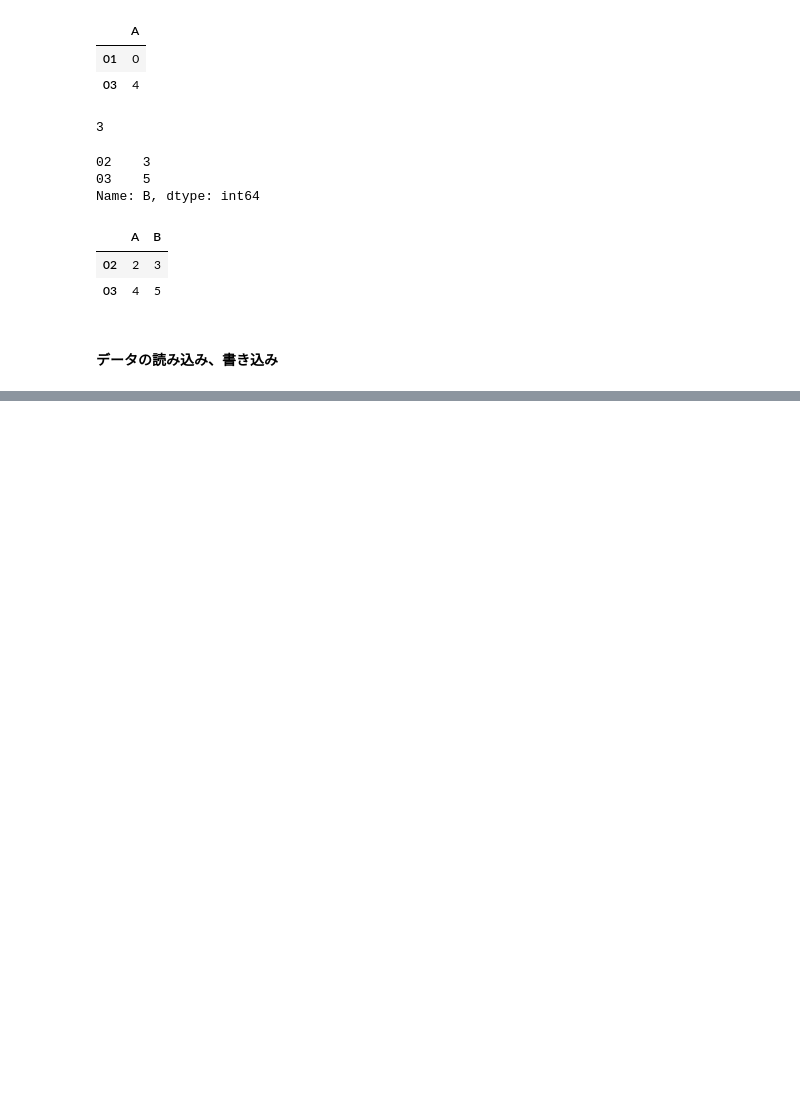
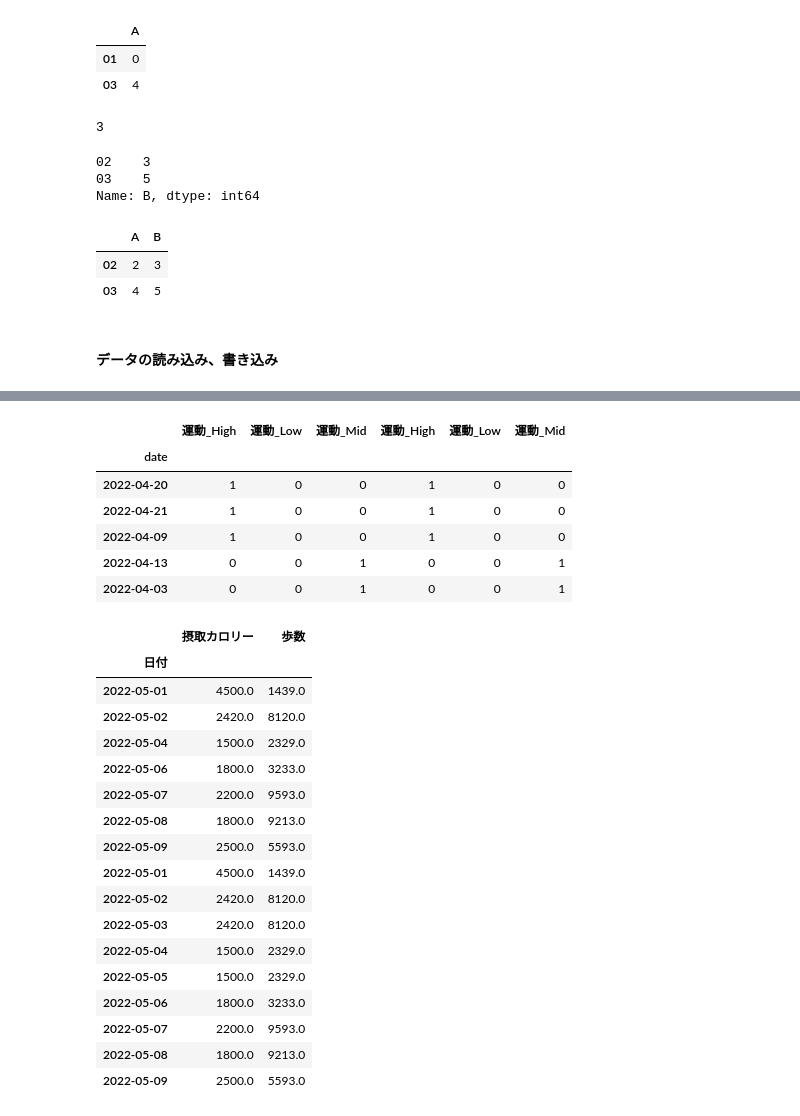
Before and after one commit to Apoaporon/python_study, a Jupyter notebook: python_study_pandas.ipynb, the cells around one changed output, grey strips where cells are left out. Saved outputs shown, nothing was run; the diff lists cells and outputs as text; code cells hidden in the pictures; blank space fills up the shorter version.

```diff
--- a/python_study_pandas.ipynb
+++ b/python_study_pandas.ipynb
@@ -213,0 +474,3 @@ ImportError: Missing optional dependency 'lxml'.  Use pip or conda to install lx
+# %%
+df_202205 = pd.read_csv("./data/202205health.csv", encoding='utf-8', index_col="日付", parse_dates=True)
+df_202205.head()
@@ -213,0 +485,4 @@ ImportError: Missing optional dependency 'lxml'.  Use pip or conda to install lx
+# %%
+# 欠損値を削除
+df_drop = df_202205.dropna()
+df_drop.head()
@@ -213,0 +497,9 @@ ImportError: Missing optional dependency 'lxml'.  Use pip or conda to install lx
+# %%
+# 欠損値を穴埋め
+df_ffill = df_202205.ffill() # 欠損値の前の値を入れる
+display(df_ffill)
+df_bfill = df_202205.bfill() # 欠損値の後ろの値を入れる
+display(df_bfill)
+# 欠損値を特定の値で埋める(median()は中央値、mode().iloc[0,:]で最頻値)
+df_fillmean = df_202205.fillna(df_202205.mean())
+display(df_fillmean)
@@ -213,0 +542,6 @@ ImportError: Missing optional dependency 'lxml'.  Use pip or conda to install lx
+# %%
+# pickelデータの読み込み
+df = pd.read_pickle("./data/202204moved.pickle")
+display(df.head())
+df_moved = pd.read_pickle("./data/202204moved.pickle")
+display(df_moved.head())
@@ -213,0 +563,33 @@ ImportError: Missing optional dependency 'lxml'.  Use pip or conda to install lx
+# %%
+# 列方向への連結
+df_merged = pd.concat([df, df_moved], axis=1)
+display(df_merged.head())
+# 行方向への連結
+df_merged2 = pd.concat([df_drop, df_ffill], axis=0, sort=True)
+df_merged2
+# %% [output]
+|  | 運動_High | 運動_Low | 運動_Mid | 運動_High | 運動_Low | 運動_Mid |
+| date |  |  |  |  |  |  |
+| 2022-04-20 | 1 | 0 | 0 | 1 | 0 | 0 |
+| 2022-04-21 | 1 | 0 | 0 | 1 | 0 | 0 |
+| 2022-04-09 | 1 | 0 | 0 | 1 | 0 | 0 |
+| 2022-04-13 | 0 | 0 | 1 | 0 | 0 | 1 |
+| 2022-04-03 | 0 | 0 | 1 | 0 | 0 | 1 |
+|  | 摂取カロリー | 歩数 |
+| 日付 |  |  |
+| 2022-05-01 | 4500.0 | 1439.0 |
+| 2022-05-02 | 2420.0 | 8120.0 |
+| 2022-05-04 | 1500.0 | 2329.0 |
+| 2022-05-06 | 1800.0 | 3233.0 |
+| 2022-05-07 | 2200.0 | 9593.0 |
+| 2022-05-08 | 1800.0 | 9213.0 |
+| 2022-05-09 | 2500.0 | 5593.0 |
+| 2022-05-01 | 4500.0 | 1439.0 |
+| 2022-05-02 | 2420.0 | 8120.0 |
+| 2022-05-03 | 2420.0 | 8120.0 |
+| 2022-05-04 | 1500.0 | 2329.0 |
+| 2022-05-05 | 1500.0 | 2329.0 |
+| 2022-05-06 | 1800.0 | 3233.0 |
+| 2022-05-07 | 2200.0 | 9593.0 |
+| 2022-05-08 | 1800.0 | 9213.0 |
+| 2022-05-09 | 2500.0 | 5593.0 |
```
Also changed, not shown: parts of 28 cells of this notebook, 1 other file.
